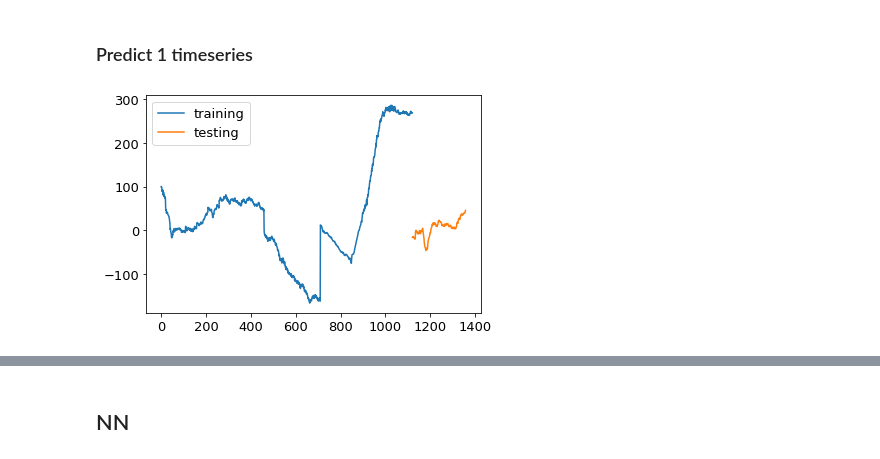
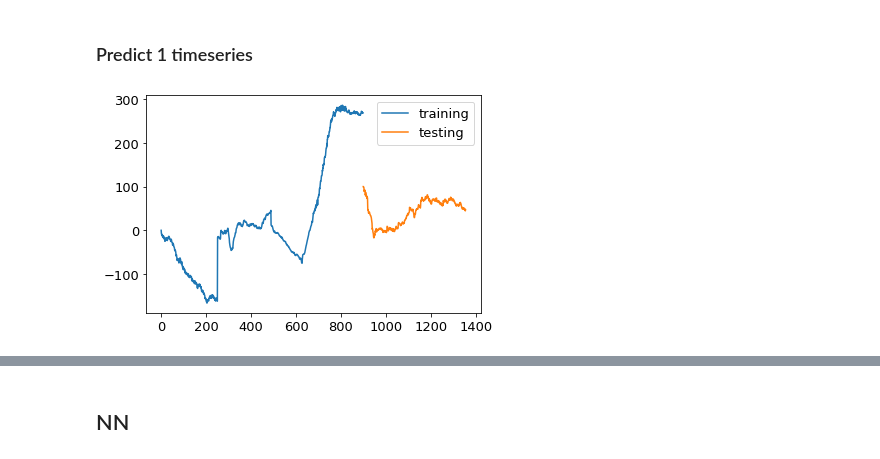
Before and after one commit to svejlgaard/finalproject, a Jupyter notebook: Crossvalidation search.ipynb, the cells around one changed output, grey strips where cells are left out. Cells and saved outputs as stored; diff of their text form; code cells hidden in the pictures.

```diff
--- a/Crossvalidation search.ipynb
+++ b/Crossvalidation search.ipynb
@@ -109,18 +109,18 @@ def test_1_timeseries(test_nr):
     test = np.array(test)
     return np.copy(train[:,3:]), np.copy(test[:,3:]), np.copy(train[:,1]), np.copy(test[:,1])
 # %%
-X_train, X_test, y_train, y_test = test_1_timeseries(2)
+X_train, X_test, y_train, y_test = test_1_timeseries(0)
 X_train.shape, X_test.shape, y_train.shape, y_test.shape
 
 plt.figure()
 x0 = np.arange(0, len(y_train),1)
 x1 = np.arange(len(y_train), len(y_train)+len(y_test),1)
 plt.plot(x0, y_train,label="training")
 plt.plot(x1, y_test, label="testing")
 plt.legend()
 plt.show()
 # %% [output]
-[figure, old version]
+[figure, new version]
 # %%
 # Fit
 mlp = xgb.XGBRegressor()
```
Also changed, not shown: parts of 11 cells of this notebook.
